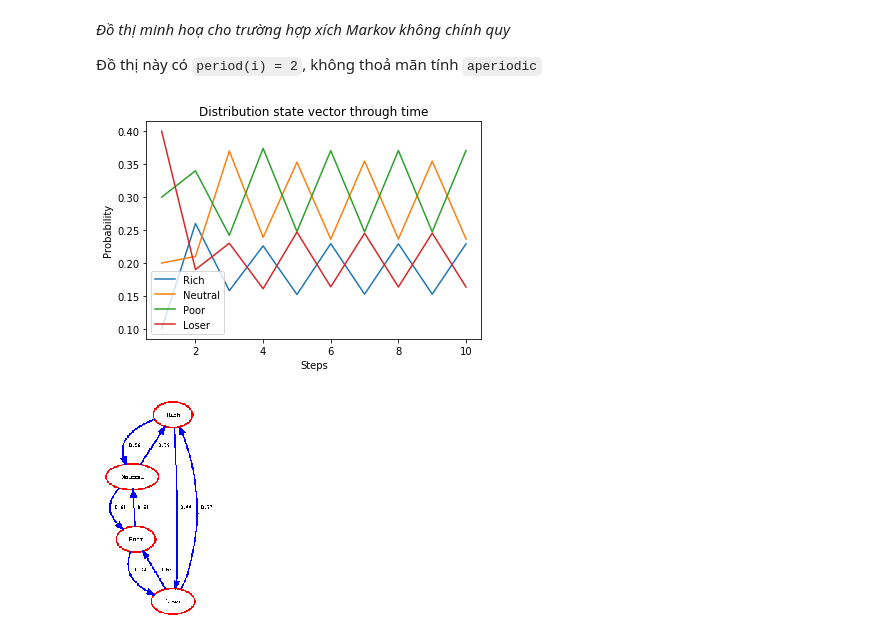
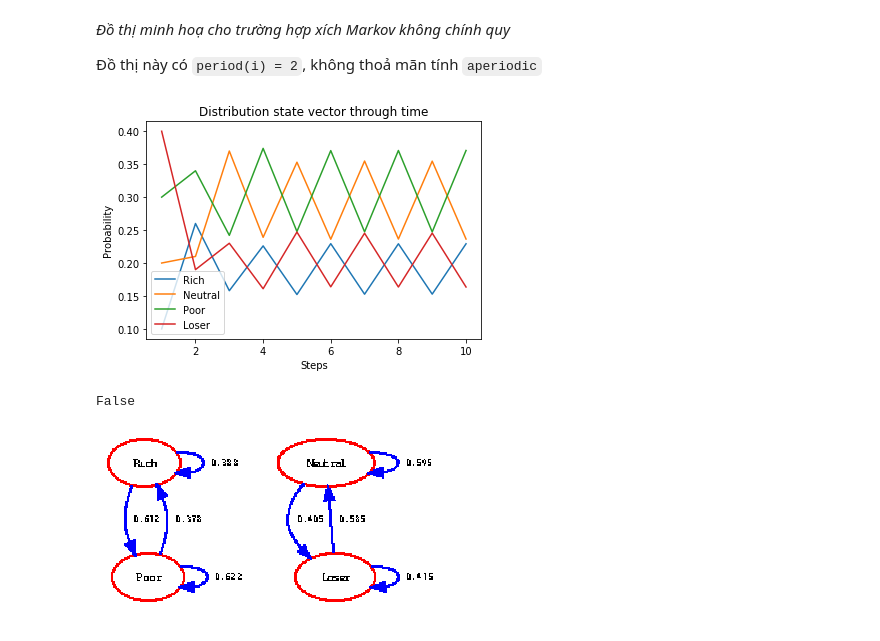
Before and after one commit to jurgendn/processviz, a Jupyter notebook: Assignment2.ipynb, the cells around one changed output. Saved outputs shown, nothing was run; the diff lists cells and outputs as text; code cells hidden in the pictures.

```diff
--- a/Assignment2.ipynb
+++ b/Assignment2.ipynb
@@ -289,7 +289,9 @@ False
 Đồ thị này có `period(i) = 2`, không thoả mãn tính `aperiodic`
 # %%
 G.generate_state_graph(10)
-G.generate_graph(3)
+G.generate_graph(4)
+G.is_regular()
 # %% [output]
 [figure]
+False
-[figure, old version]
+[figure, new version]
```
Also changed, not shown: 2 other files.
